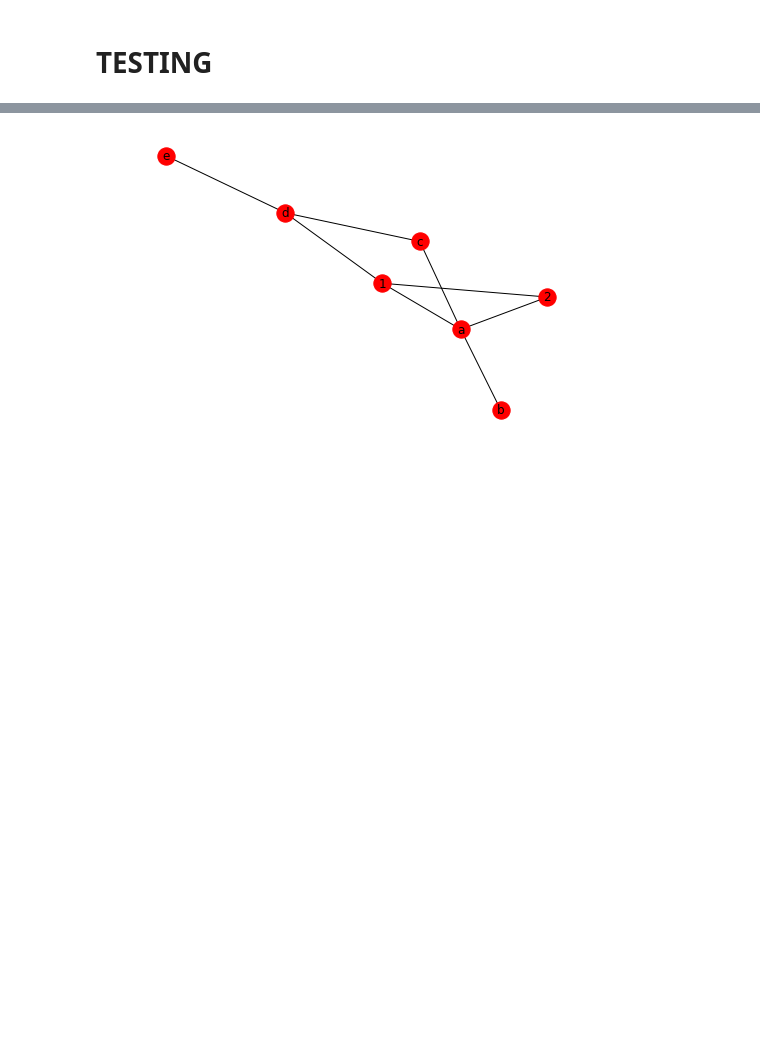
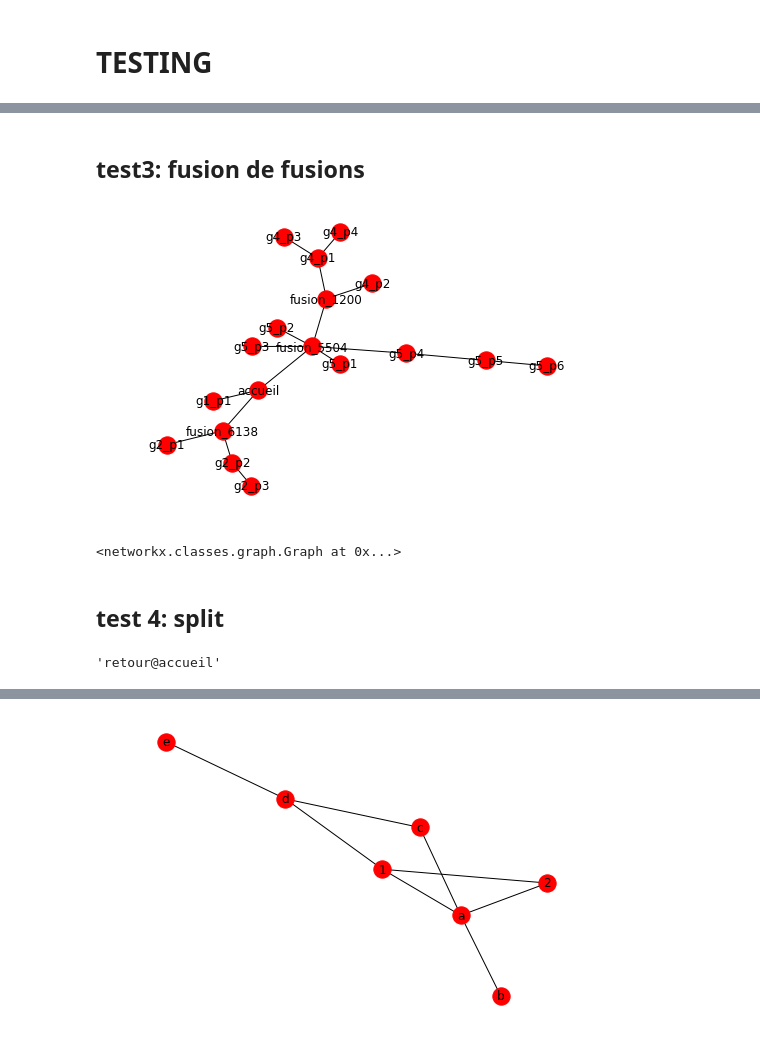
Before and after one commit to CarlosVargasF/grid_generation, a Jupyter notebook: gen_init.ipynb, the cells around one changed output, grey strips where cells are left out. Cells and saved outputs as stored; diff of their text form; code cells hidden in the pictures; blank space fills up the shorter version.

```diff
--- a/gen_init.ipynb
+++ b/gen_init.ipynb
@@ -303,0 +562,23 @@ None, None, None,
+# %% [markdown]
+## test3: fusion de fusions
+# %%
+g7=g3.fusion_with(g6)
+g7.to_graph()
+# %% [output]
+[figure, added]
+<networkx.classes.graph.Graph at 0x...>
+# %% [markdown]
+## test 4: split
+# %%
+c_v_2 = [["je", 0, 1], ["vouloir", 0, 0], ["quoi", 1, 1], ["pourquoi", 1, 0]]
+g8 = Grid(2,2, c_v_2)
+np1 = g8.add_new_page('g8_p1')
+np2 = g8.add_new_page('g8_p2')
+root = g8.get_root_page()
+root.get_slot(1,0).set_page_destination(np1)
+root.get_slot(1,1).set_page_destination(np2)
+# np.add_word('HI', False, np2)
+np1.add_word('retour@accueil', False, root)
+np2.add_word('retour@accueil', False, root)
+# %% [output]
+'retour@accueil'
```
Also changed, not shown: parts of 23 cells of this notebook.
